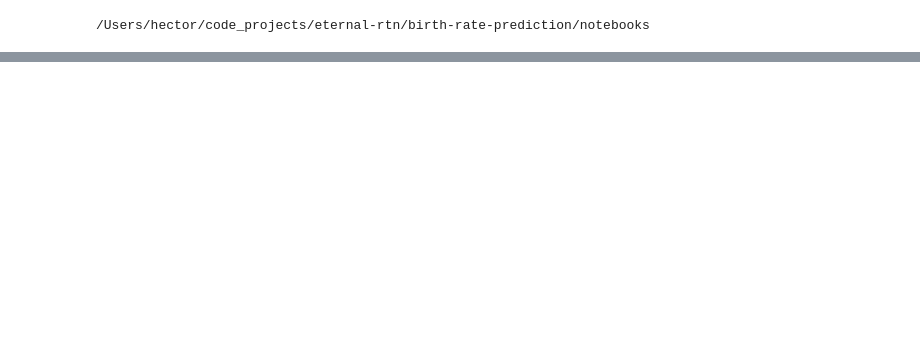
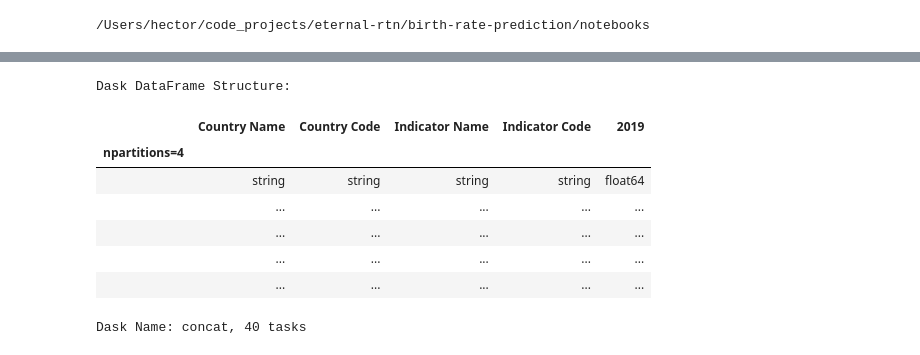
Before and after one commit to cuevash/birth-rate-prediction, a Jupyter notebook: notebooks/Exploratory Analysis.ipynb, the cells around one changed output, grey strips where cells are left out. Drawn from its saved outputs; the diff is of its cells as text; code cells hidden in the pictures; blank space fills up the shorter version.

```diff
--- a/notebooks/Exploratory Analysis.ipynb
+++ b/notebooks/Exploratory Analysis.ipynb
@@ -112,0 +170,13 @@ After examining the files we choose the next list of attributes as predictor of
+# %%
+#
+WORLD_INDICATORS = ["SP.DYN.TFRT.IN", "NY.GNP.PCAP.CD", "SP.POP.TOTL"]
+# %%
+# Selecting data for indicators
+df_world_selected_indicators = df_world_indicators[
+    df_world_indicators["Indicator Code"].isin(WORLD_INDICATORS)
+]
+
+df_world_selected_features = df_world_selected_indicators.loc[
+    :,
+    ["Country Name", "Country Code", "Indicator Name", "Indicator Code", YEAR_IN_STUDY],
+]
@@ -112,0 +194,12 @@ After examining the files we choose the next list of attributes as predictor of
+# %%
+# Remove countries with nan values on features
+
+countries_with_NaN = df_world_selected_features[
+    np.isnan(df_world_selected_features[YEAR_IN_STUDY])
+]["Country Code"].compute()
+
+df_world_selected_with_data = df_world_selected_features[
+    ~df_world_selected_features["Country Code"].isin(countries_with_NaN)
+]
+
+df_world_selected_with_data
@@ -112,0 +218,5 @@ After examining the files we choose the next list of attributes as predictor of
+# %%
+countries_in_all_dfs = set(df_gender_selected_with_data["Country Code"]) & set(
+    df_world_selected_with_data["Country Code"]
+)
+countries_in_all_dfs
@@ -112,0 +241,23 @@ After examining the files we choose the next list of attributes as predictor of
+# %%
+df_merged = dd.concat(
+    [
+        df_gender_selected_features[
+            df_gender_selected_features["Country Code"].isin(countries_in_all_dfs)
+        ],
+        df_world_selected_features[
+            df_world_selected_features["Country Code"].isin(countries_in_all_dfs)
+        ],
+    ]
+)
+
+df_merged
+# %% [output]
+Dask DataFrame Structure:
+|  | Country Name | Country Code | Indicator Name | Indicator Code | 2019 |
+| npartitions=4 |  |  |  |  |  |
+|  | string | string | string | string | float64 |
+|  | ... | ... | ... | ... | ... |
+|  | ... | ... | ... | ... | ... |
+|  | ... | ... | ... | ... | ... |
+|  | ... | ... | ... | ... | ... |
+Dask Name: concat, 40 tasks
```
Also changed, not shown: parts of 29 cells of this notebook, 3 other files.
